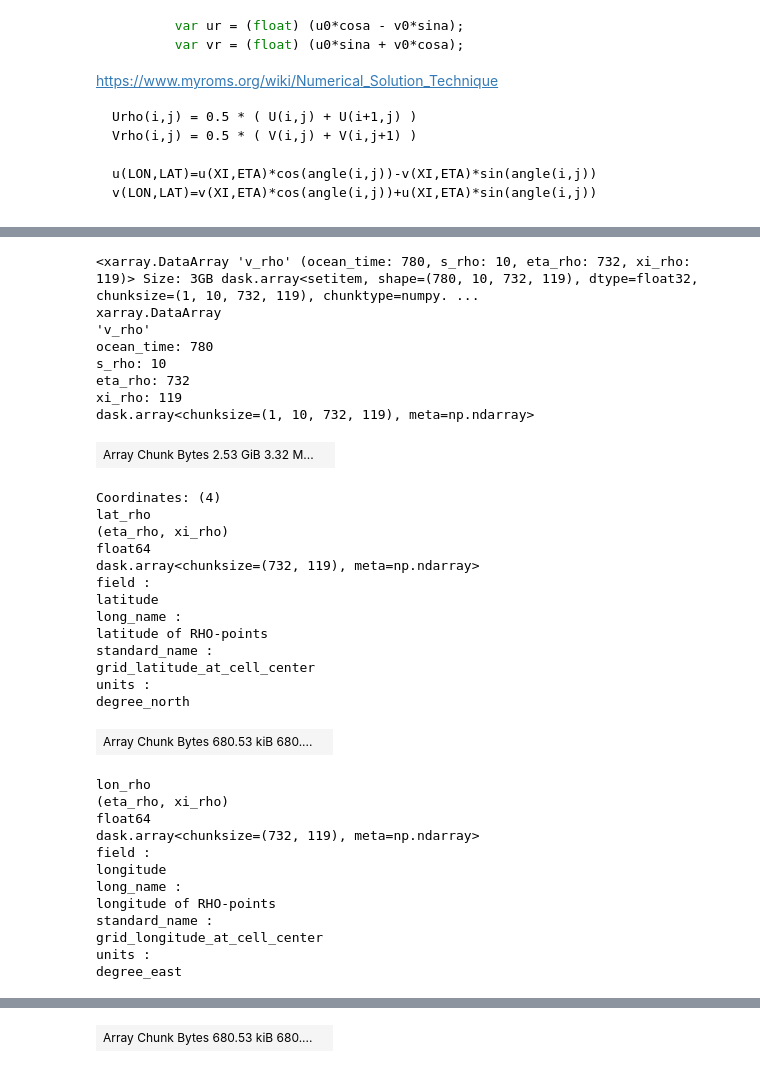
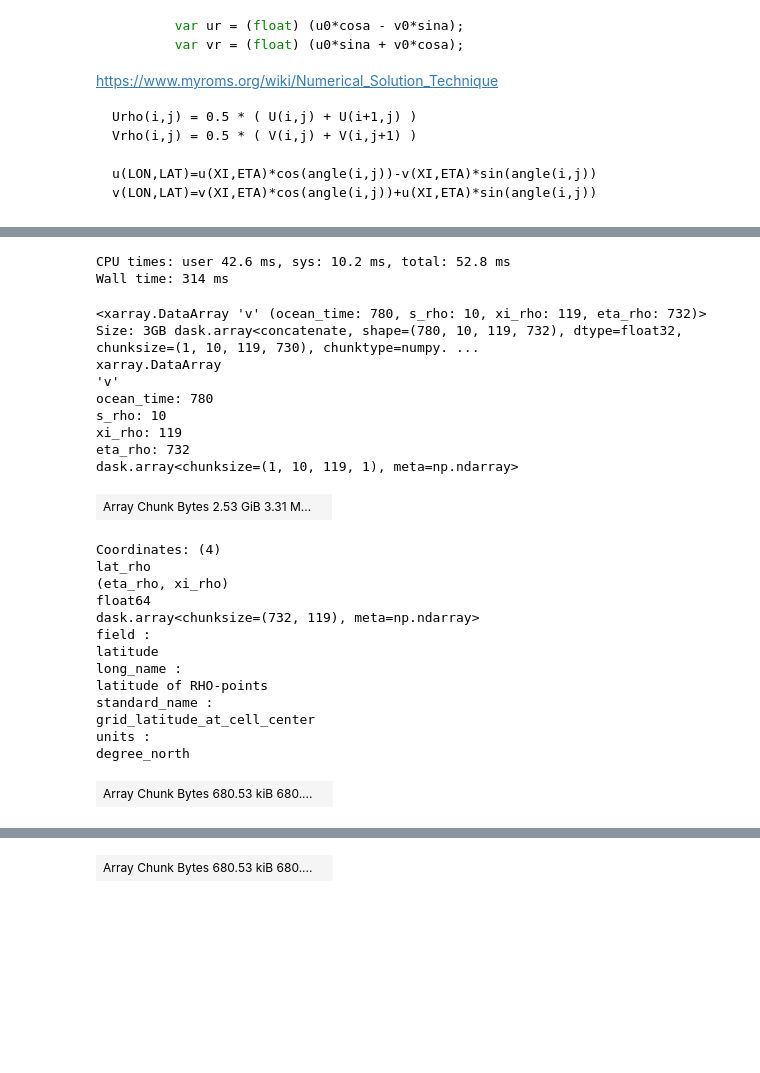
Before and after one commit to mpiannucci/ocean-notebooks, a Jupyter notebook: dbofs_best_s3_angle.ipynb, the cells around one changed output, grey strips where cells are left out. Drawn from its saved outputs; the diff is of its cells as text; code cells hidden in the pictures; blank space fills up the shorter version.

```diff
--- a/dbofs_best_s3_angle.ipynb
+++ b/dbofs_best_s3_angle.ipynb
@@ -154,58 +164,55 @@ meter second-1
 # %%
+%%time
+
 v = ds.v
 
 v_rho = ds.temp
 v_rho.name = 'v_rho'
 v_rho.attrs['field'] = v.attrs['field']
 v_rho.attrs['units'] = v.attrs['units']
 v_rho.attrs['standard_name'] = v.attrs['standard_name']
 v_rho.attrs['long_name'] = v.attrs['long_name']
 
 # Have to rename the dimensions to match the rho grid, otherwise
 # xarray will refuse
 v_renamed = v.rename({
     'xi_v': 'xi_rho',
-    'eta_v': 'eta_rho'
+    'eta_v': 'eta_rho',
+    'lat_v': 'lat_rho',
+    'lon_v': 'lon_rho',
 })
 
-v_rho[dict(eta_rho=slice(1, -1))] = 0.5 * (v_renamed[dict(eta_rho=slice(0, -1))] + v_renamed[dict(eta_rho=slice(1, None))])
-v_rho[dict(eta_rho=0)] = v_renamed[dict(eta_rho=0)]
-v_rho[dict(eta_rho=-1)] = v_renamed[dict(eta_rho=-1)]
+v_center = 0.5 * (v_renamed.loc[dict(eta_rho=slice(0, -1))] + v_renamed.loc[dict(eta_rho=slice(1, None))])
+v_first = v_renamed.loc[dict(eta_rho=0)]
+v_last = v_renamed.loc[dict(eta_rho=-1)]
+v_rho = xr.concat([v_first, v_center, v_last], dim='eta_rho', coords='minimal', compat='override')
+v_rho['lat_rho'] = ds.lat_rho
+v_rho['lon_rho'] = ds.lon_rho
 
 v_rho
 # %% [output]
-<xarray.DataArray 'v_rho' (ocean_time: 780, s_rho: 10, eta_rho: 732, xi_rho: 119)> Size: 3GB dask.array<setitem, shape=(780, 10, 732, 119), dtype=float32, chunksize=(1, 10, 732, 119), chunktype=numpy. ...
-xarray.DataArray
-'v_rho'
-ocean_time: 780
-s_rho: 10
-eta_rho: 732
-xi_rho: 119
-dask.array<chunksize=(1, 10, 732, 119), meta=np.ndarray>
+CPU times: user 42.6 ms, sys: 10.2 ms, total: 52.8 ms
+Wall time: 314 ms
+<xarray.DataArray 'v' (ocean_time: 780, s_rho: 10, xi_rho: 119, eta_rho: 732)> Size: 3GB dask.array<concatenate, shape=(780, 10, 119, 732), dtype=float32, chunksize=(1, 10, 119, 730), chunktype=numpy. ...
+xarray.DataArray
+'v'
+ocean_time: 780
+s_rho: 10
+xi_rho: 119
+eta_rho: 732
+dask.array<chunksize=(1, 10, 119, 1), meta=np.ndarray>
-| Array Chunk Bytes 2.53 GiB 3.32 M... |  |
+| Array Chunk Bytes 2.53 GiB 3.31 M... |  |
-Coordinates: (4)
-lat_rho
-(eta_rho, xi_rho)
-float64
-dask.array<chunksize=(732, 119), meta=np.ndarray>
-field :
-latitude
-long_name :
-latitude of RHO-points
-standard_name :
-grid_latitude_at_cell_center
-units :
-degree_north
+Coordinates: (4)
+lat_rho
+(eta_rho, xi_rho)
+float64
+dask.array<chunksize=(732, 119), meta=np.ndarray>
+field :
+latitude
+long_name :
+latitude of RHO-points
+standard_name :
+grid_latitude_at_cell_center
+units :
+degree_north
 | Array Chunk Bytes 680.53 kiB 680.... |  |
-lon_rho
-(eta_rho, xi_rho)
-float64
-dask.array<chunksize=(732, 119), meta=np.ndarray>
-field :
-longitude
-long_name :
-longitude of RHO-points
-standard_name :
-grid_longitude_at_cell_center
-units :
-degree_east
```
Also changed, not shown: parts of 5 cells of this notebook.
